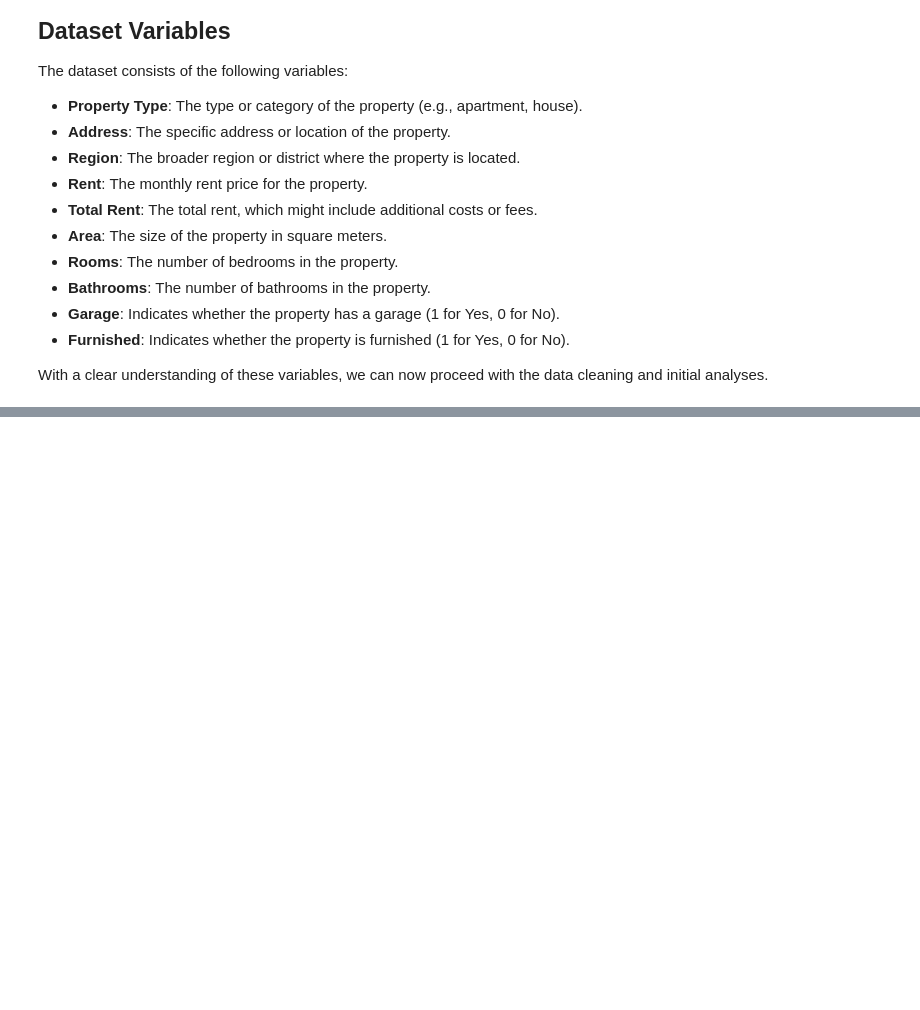
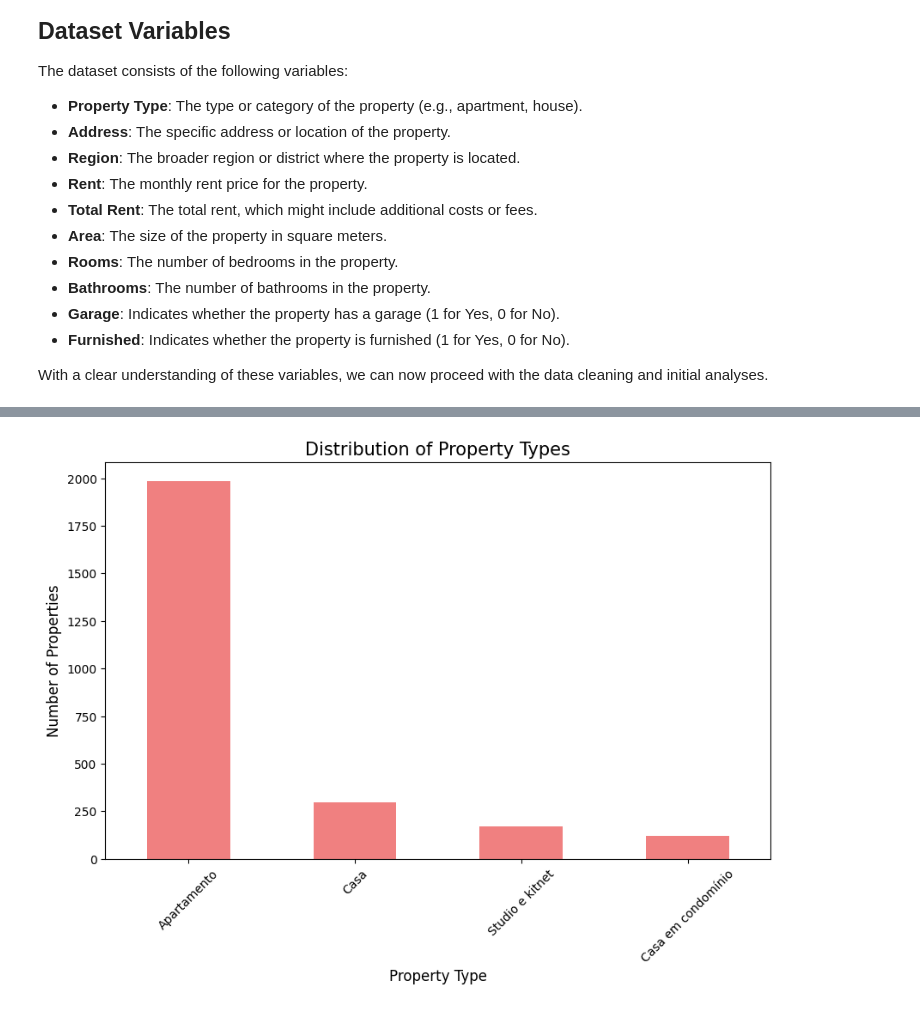
Before and after one commit to valeriolonde/Rio-Housing-Scrapper, a Jupyter notebook: Descriptive statistics.ipynb, the cells around one changed output, grey strips where cells are left out. Cells and saved outputs as stored; diff of their text form; code cells hidden in the pictures; blank space fills up the shorter version.

```diff
--- a/Descriptive statistics.ipynb
+++ b/Descriptive statistics.ipynb
@@ -95,0 +136,16 @@ df_cleaned.to_csv(path, index=False)
+# %%
+import matplotlib.pyplot as plt
+import seaborn as sns
+
+# 1. Distribution of Property Types
+property_type_distribution = df_cleaned['Property Type'].value_counts()
+
+plt.figure(figsize=(10, 6))
+property_type_distribution.plot(kind='bar', color='lightcoral')
+plt.title('Distribution of Property Types', fontsize=15)
+plt.xlabel('Property Type', fontsize=12)
+plt.ylabel('Number of Properties', fontsize=12)
+plt.xticks(rotation=45)
+plt.show()
+# %% [output]
+[figure, added]
```
Also changed, not shown: parts of 14 cells of this notebook, 1 other file.
